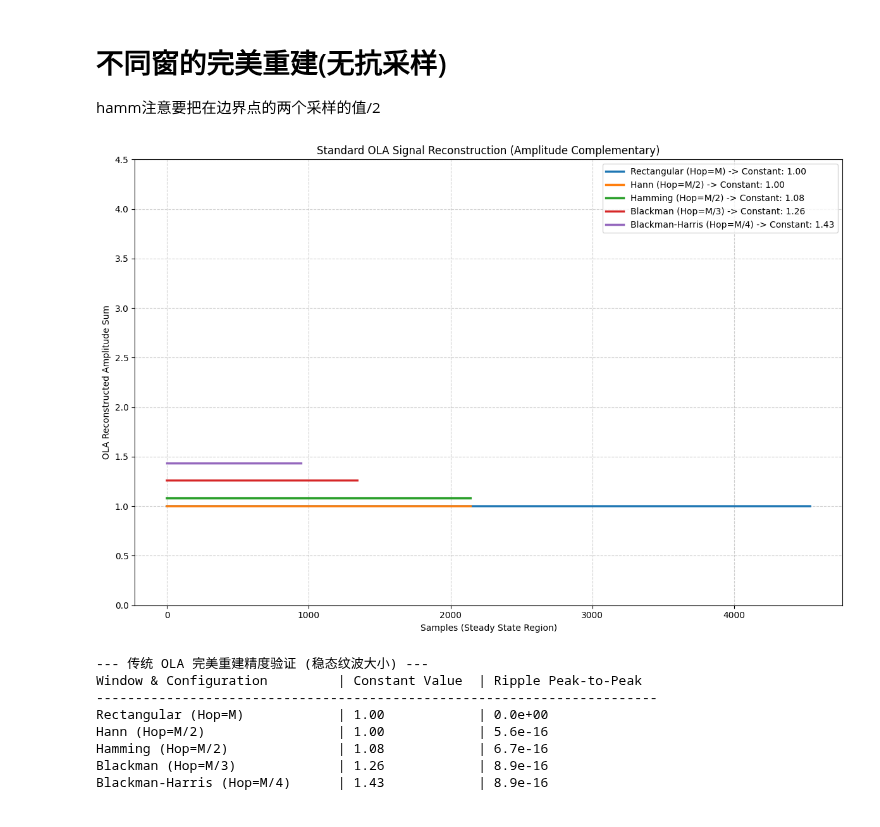
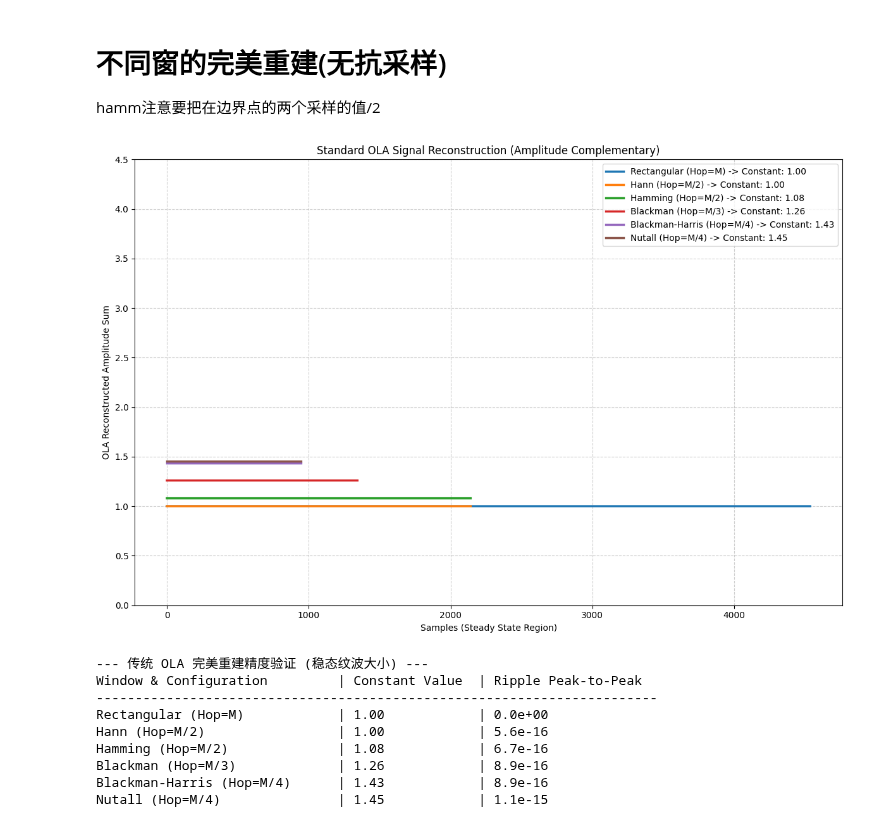
Before and after one commit to a5632645/qwqdsp, a Jupyter notebook: notebooks/ola.ipynb, the cells around one changed output. Saved outputs shown, nothing was run; the diff lists cells and outputs as text; code cells hidden in the pictures.

```diff
--- a/notebooks/ola.ipynb
+++ b/notebooks/ola.ipynb
@@ -323,6 +323,7 @@ win_hann = windows.hann(M, sym=False)
 win_hamm = windows.hamming(M, sym=False)
 win_black = windows.blackman(M, sym=False)
 win_bh = windows.blackmanharris(M, sym=False)
+win_nu = windows.nuttall(M, sym=False)
 
 # ==========================================
 # 2. OLA 仿真函数 (单次加窗)
@@ -349,37 +350,38 @@ results_ola = {
     "Hann (Hop=M/2)":      test_ola(win_hann, hop_size=M//2),
     "Hamming (Hop=M/2)":   test_ola(win_hamm, hop_size=M//2),
     "Blackman (Hop=M/3)":  test_ola(win_black, hop_size=M//3),
-    "Blackman-Harris (Hop=M/4)": test_ola(win_bh, hop_size=M//4)
+    "Blackman-Harris (Hop=M/4)": test_ola(win_bh, hop_size=M//4),
+    "Nutall (Hop=M/4)":    test_ola(win_nu, hop_size=M//4),
 }
 
 # ==========================================
 # 4. 使用 Matplotlib 绘图输出
 # ==========================================
 plt.figure(figsize=(12, 8))
 
 for name, data in results_ola.items():
     plt.plot(data, label=f"{name} -> Constant: {np.mean(data):.2f}", linewidth=2.5)
 
 plt.title("Standard OLA Signal Reconstruction (Amplitude Complementary)")
 plt.xlabel("Samples (Steady State Region)")
 plt.ylabel("OLA Reconstructed Amplitude Sum")
 plt.ylim(0, 4.5)
 plt.grid(True, linestyle='--', alpha=0.6)
 plt.legend(loc="upper right")
 plt.tight_layout()
 plt.show()
 
 # ==========================================
 # 5. 打印纹波精度验证
 # ==========================================
 print("--- 传统 OLA 完美重建精度验证 (稳态纹波大小) ---")
 print(f"{'Window & Configuration':<30} | {'Constant Value':<15} | {'Ripple Peak-to-Peak':<20}")
 print("-" * 72)
 for name, data in results_ola.items():
     ripple = np.max(data) - np.min(data)
     print(f"{name:<30} | {np.mean(data):<15.2f} | {ripple:<20.1e}")
 # %% [output]
-[figure, old version]
+[figure, new version]
 --- 传统 OLA 完美重建精度验证 (稳态纹波大小) ---
 Window & Configuration         | Constant Value  | Ripple Peak-to-Peak
 ------------------------------------------------------------------------
@@ -388,3 +390,4 @@ Hann (Hop=M/2)                 | 1.00            | 5.6e-16
 Hamming (Hop=M/2)              | 1.08            | 6.7e-16
 Blackman (Hop=M/3)             | 1.26            | 8.9e-16
 Blackman-Harris (Hop=M/4)      | 1.43            | 8.9e-16
+Nutall (Hop=M/4)               | 1.45            | 1.1e-15
```
Also changed, not shown: parts of 2 cells of this notebook.
